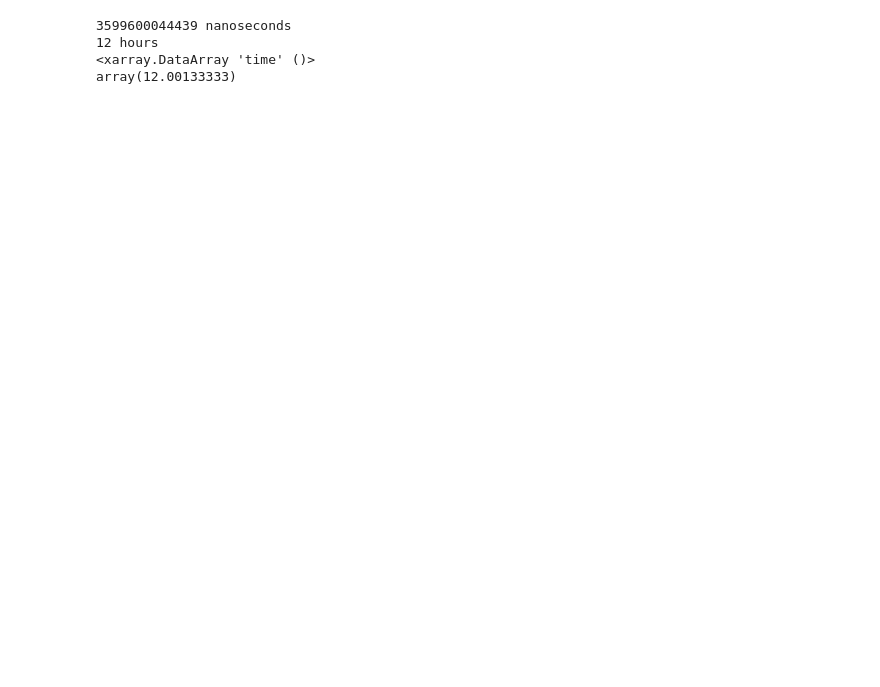
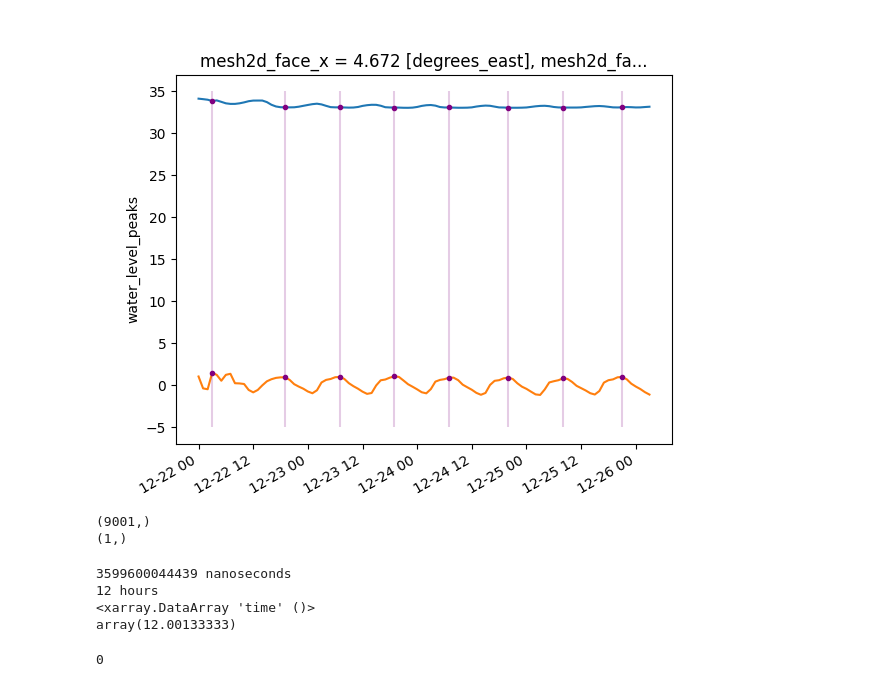
Before and after one commit to Deltares/D-EcoImpact, a Jupyter notebook: scripts/test_extreme_filter.ipynb, the cells around one changed output. Saved outputs shown, nothing was run; the diff lists cells and outputs as text; code cells hidden in the pictures; blank space fills up the shorter version.

```diff
--- a/scripts/test_extreme_filter.ipynb
+++ b/scripts/test_extreme_filter.ipynb
@@ -21,3 +34,26 @@ import datetime
+# %%
+plt.figure()
+
+# print(salOut1d.values)
+sal[:1000].plot()
+wl[:1000].plot()
+sal_peaks[:1000].where(sal_peaks != 0).plot.line(color="purple", marker=".")
+wl_peaks[:1000].where(wl_peaks != 0).plot.line(color="purple", marker=".")
+plt.vlines(sal_peaks[:1000].dropna(dim="time").time, -5, 35, color="purple", alpha=0.2)
+plt.show()
+# %% [output]
+[figure, added]
+# %%
+import math
+
+sal_peaks = ds.salinity_peaks.isel(mesh2d_nFaces=5)
+# sal_peaks.dropna()
+test = sal_peaks[:100].dropna(dim="time")
+print(np.shape(sal_peaks))
+print(np.shape(test))
+# %% [output]
+(9001,)
+(1,)
 # %%
 time = ds.salinity.time
 timestep = (time[-1] - time[0]) /len(time)
@@ -31,3 +67,7 @@ print(width_time/timestep)
 12 hours
 <xarray.DataArray 'time' ()>
 array(12.00133333)
+# %%
+print(False * 8)
+# %% [output]
+0
```
Also changed, not shown: parts of 6 cells of this notebook, 8 other files.
